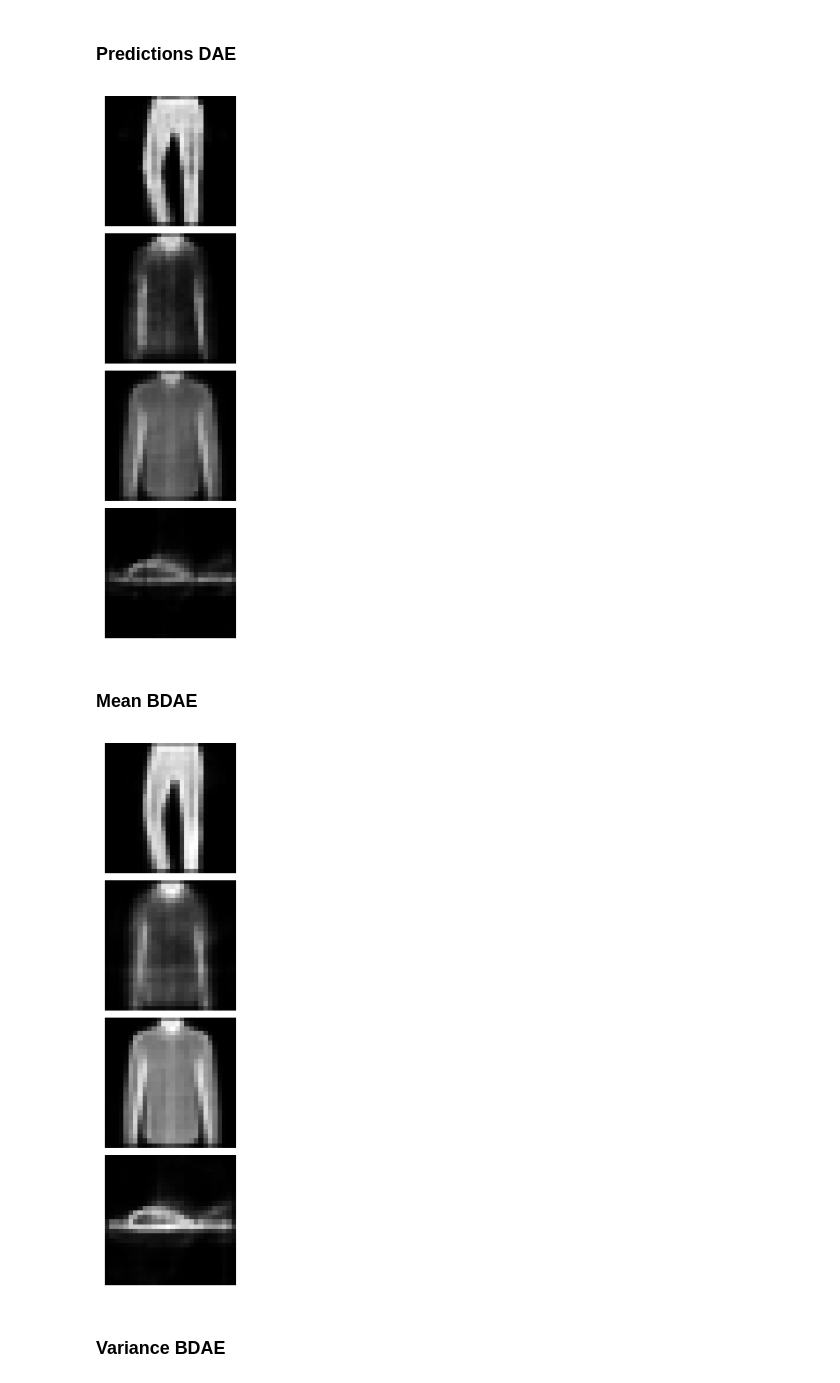
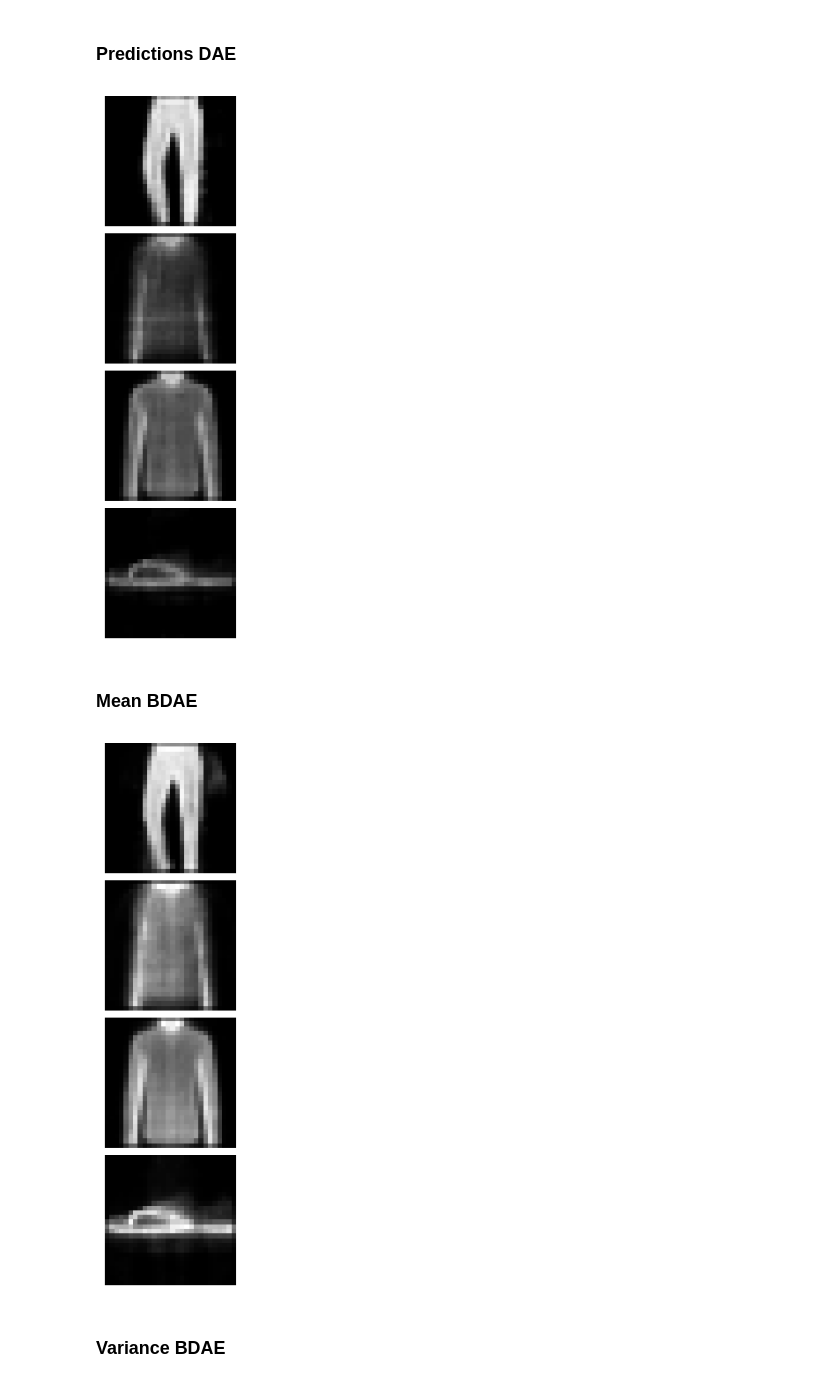
Before and after one commit to joshuarooijakkers/bayesian_denoising_autoencoder, a Jupyter notebook: BDAE_vs_DAE_plots_linear_fashion.ipynb, the cells around one changed output. Drawn from its saved outputs; the diff is of its cells as text; code cells hidden in the pictures.

Commit message:
5 epochs

```diff
--- a/BDAE_vs_DAE_plots_linear_fashion.ipynb
+++ b/BDAE_vs_DAE_plots_linear_fashion.ipynb
@@ -271,20 +231,20 @@ def validation(val_loader, net, criterion, Nsamples, noise_factor):
 #Set random seed
 torch.manual_seed(42)
 
-traditional_convolutional_model = LinearDAE().to(device)
+traditional_linear_model = LinearDAE().to(device)
 criterion = nn.MSELoss()
 learning_rate = 1e-3
-optimizer = torch.optim.Adam(traditional_convolutional_model.parameters(), lr=learning_rate)
+optimizer = torch.optim.Adam(traditional_linear_model.parameters(), lr=learning_rate)
 
 noise_factor = 0.3
 
-num_epochs = 10
+num_epochs = 5
 
 Nsamples = 10
 
 for epoch in tqdm(range(num_epochs)):  # loop over the dataset multiple times
     # Train on data
-    train_loss = train(train_loader, traditional_convolutional_model, optimizer, criterion, noise_factor)
+    train_loss = train(train_loader, traditional_linear_model, optimizer, criterion, noise_factor)
 
 print('Finished Training')
 # %% [output]
@@ -351,24 +308,24 @@ plot_images(noisy_images, 0.05)
 ### Predictions DAE
 # %%
 noisy_images_flattened = noisy_images.view(noisy_images.size(0), -1).to(device)
-traditional_linear_model.eval()
+traditional_convolutional_model.eval()
 with torch.no_grad():
-    _, predictions_mean, predictions_var = traditional_linear_model.sample_predict(noisy_images_flattened, 10)
+    _, predictions_mean, predictions_var = traditional_convolutional_model.sample_predict(noisy_images_flattened, 10)
 
 plot_images(predictions_mean.view(-1,28,28).cpu(), 0.05, vmax=1)
 # %% [output]
-[figure, old version]
+[figure, new version]
 # %% [markdown]
 ### Mean BDAE
 # %%
 noisy_images_flattened = noisy_images.view(noisy_images.size(0), -1).to(device)
-bayesian_convolutional_model.eval()
+bayesian_linear_model.eval()
 with torch.no_grad():
-    _, predictions_mean, predictions_var = bayesian_convolutional_model.sample_predict(noisy_images_flattened, 10)
+    _, predictions_mean, predictions_var = bayesian_linear_model.sample_predict(noisy_images_flattened, 10)
 
 plot_images(predictions_mean.view(-1,28,28).cpu(), 0.05)
 # %% [output]
-[figure, old version]
+[figure, new version]
 # %% [markdown]
 ### Variance BDAE
 # %%
```
Also changed, not shown: parts of 7 cells of this notebook.
